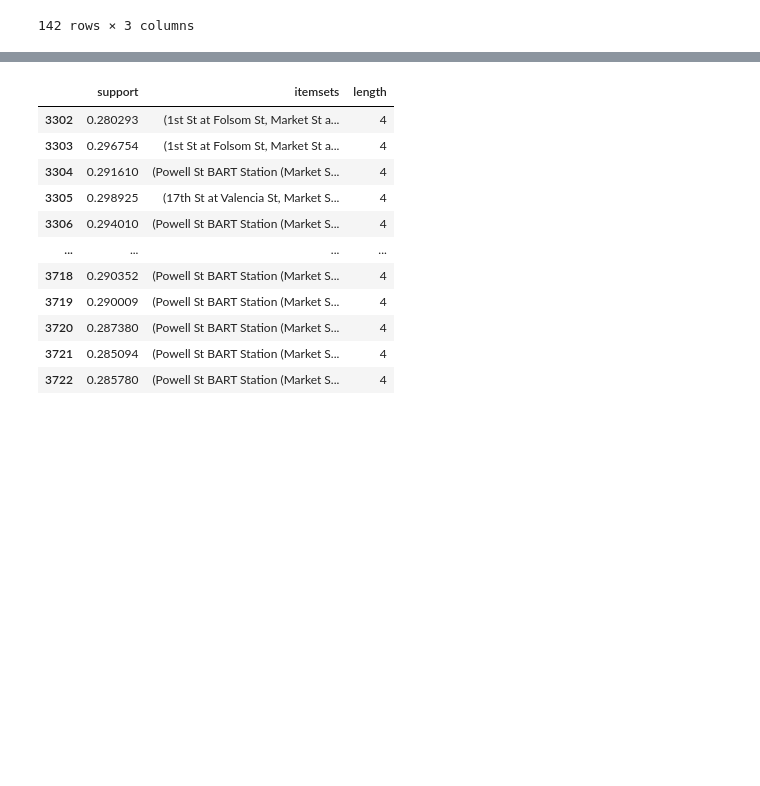
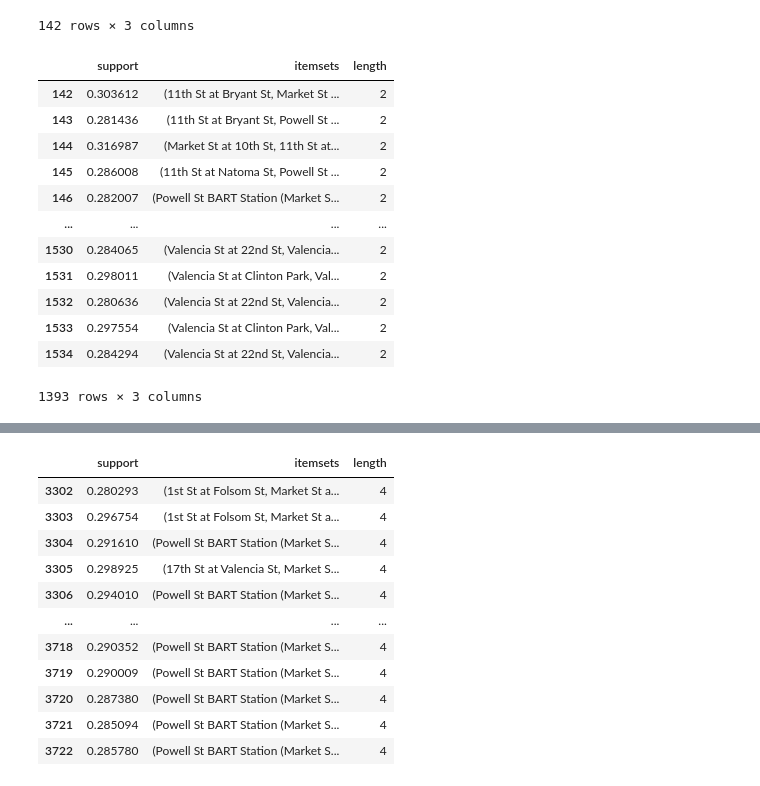
Before and after one commit to ankitajaswal/Cmpe255, a Jupyter notebook: HW2/Part1/HW2 Part 1.ipynb, the cells around one changed output, grey strips where cells are left out. Cells and saved outputs as stored; diff of their text form; code cells hidden in the pictures; blank space fills up the shorter version.

```diff
--- a/HW2/Part1/HW2 Part 1.ipynb
+++ b/HW2/Part1/HW2 Part 1.ipynb
@@ -114,3 +125,19 @@ frequent_itemsets[(frequent_itemsets['length'] == 1) & (frequent_itemsets['suppo
 | 140 | 0.280407 | (Webster St at OFarrell St) | 1 |
 | 141 | 0.325332 | (Yerba Buena Center for the Arts ... | 1 |
 142 rows × 3 columns
+# %%
+frequent_itemsets[(frequent_itemsets['length'] == 2) & (frequent_itemsets['support'] >= 0.28)]
+# %% [output]
+|  | support | itemsets | length |
+| 142 | 0.303612 | (11th St at Bryant St, Market St ... | 2 |
+| 143 | 0.281436 | (11th St at Bryant St, Powell St ... | 2 |
+| 144 | 0.316987 | (Market St at 10th St, 11th St at... | 2 |
+| 145 | 0.286008 | (11th St at Natoma St, Powell St ... | 2 |
+| 146 | 0.282007 | (Powell St BART Station (Market S... | 2 |
+| ... | ... | ... | ... |
+| 1530 | 0.284065 | (Valencia St at 22nd St, Valencia... | 2 |
+| 1531 | 0.298011 | (Valencia St at Clinton Park, Val... | 2 |
+| 1532 | 0.280636 | (Valencia St at 22nd St, Valencia... | 2 |
+| 1533 | 0.297554 | (Valencia St at Clinton Park, Val... | 2 |
+| 1534 | 0.284294 | (Valencia St at 22nd St, Valencia... | 2 |
+1393 rows × 3 columns
```
Also changed, not shown: parts of 9 cells of this notebook.
